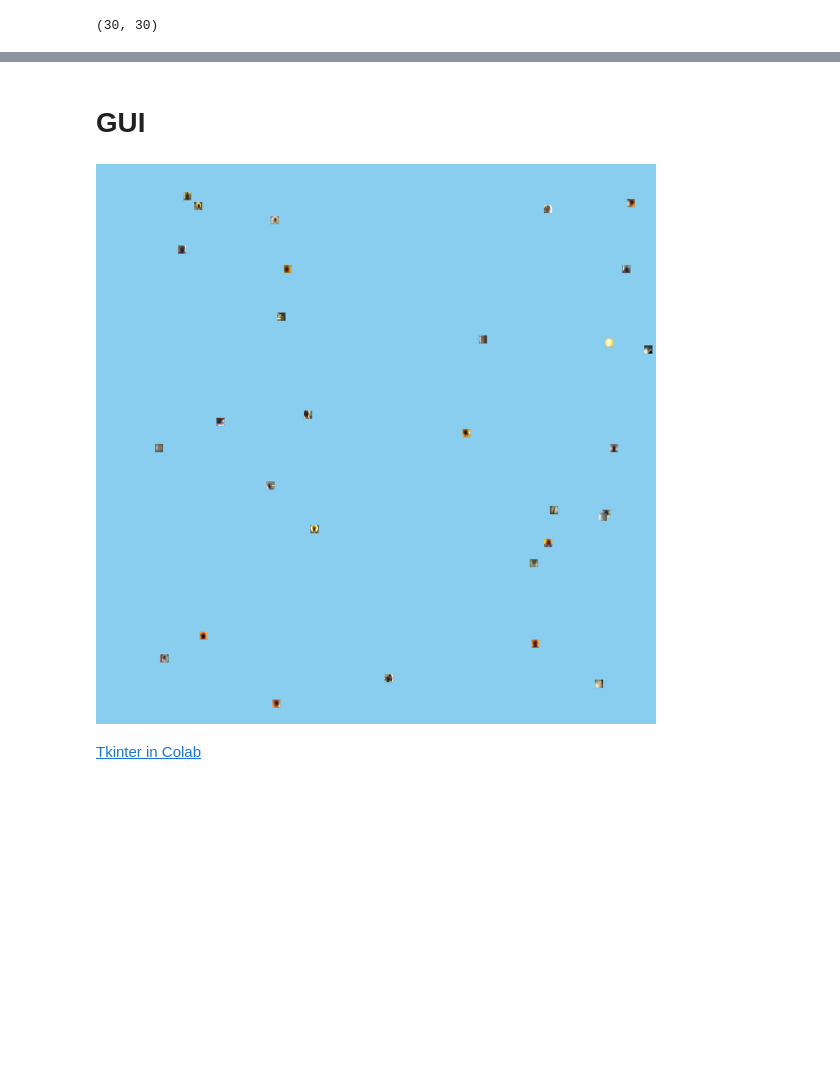
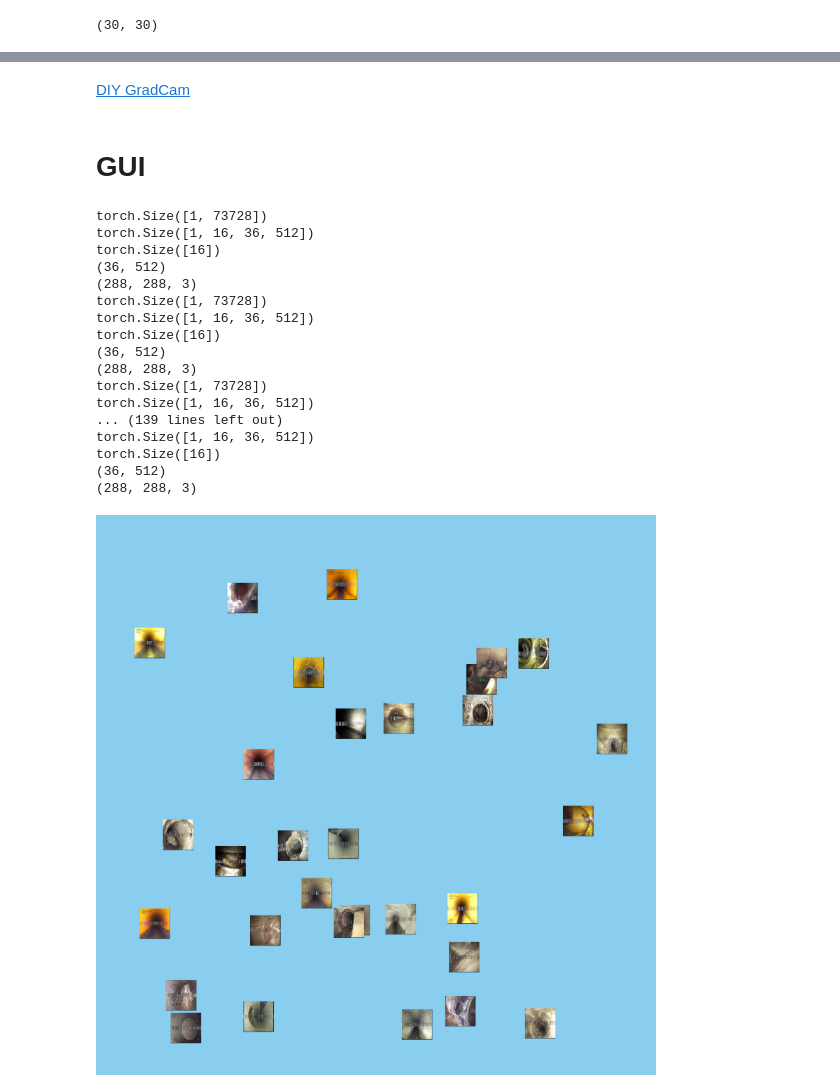
Before and after one commit to eunice-nwaobi/ENGG-680-Project, a Jupyter notebook: model/adaptedMeijer.ipynb, the cells around one changed output, grey strips where cells are left out. Saved outputs shown, nothing was run; the diff lists cells and outputs as text; code cells hidden in the pictures; blank space fills up the shorter version.

Commit message:
Larger images and saving. Trying  to fix GradCam.

```diff
--- a/model/adaptedMeijer.ipynb
+++ b/model/adaptedMeijer.ipynb
@@ -565,0 +559,2 @@ TypeError: max() received an invalid combination of arguments - got (out=NoneTyp
+# %% [markdown]
+[DIY GradCam](https://medium.com/@stepanulyanin/implementing-grad-cam-in-pytorch-ea0937c31e82)
@@ -569,35 +603,72 @@ TypeError: max() received an invalid combination of arguments - got (out=NoneTyp
 # https://coordinates-converter.com/en/decimal/51.025327,-114.049868?karte=OpenStreetMap&zoom=8
 # 51.113268, -114.225369 NORTH WEST
 # 50.900844, -113.912041 SOUTH EAST
-def getCoords(cityBoundariesDDLat=(50.900844, 51.113268), cityBoundariesDDLon=(-113.912041, -114.225369), buffer=.009):
-  """
-  """
-  return random.uniform(cityBoundariesDDLat[0]+buffer, cityBoundariesDDLat[1]-buffer), random.uniform(cityBoundariesDDLon[0]+buffer, cityBoundariesDDLon[1]-buffer)
+def getCoords(cityBoundariesDDLat=(50.900844, 51.113268), cityBoundariesDDLon=(-113.912041, -114.225369), buffer=.02):
+  return random.uniform(cityBoundariesDDLat[0]+buffer, cityBoundariesDDLat[1]-buffer), random.uniform(cityBoundariesDDLon[0]-buffer, cityBoundariesDDLon[1]+buffer)
 
 def locate(latlon, windowSize, cityBoundariesDDLat=(50.900844, 51.113268), cityBoundariesDDLon=(-113.912041, -114.225369)):
   lat, lon = latlon
   x = (lat - cityBoundariesDDLat[0])*(windowSize[0] - 0)/(cityBoundariesDDLat[1] - cityBoundariesDDLat[0])
   y = (lon - cityBoundariesDDLon[0])*(windowSize[1] - 0)/(cityBoundariesDDLon[1] - cityBoundariesDDLon[0])
   return x, y
+# %%
+def heatmap(prediction, x, network, classI=0):
+  prediction[:, classI].backward()
+  gradients = network.get_activations_gradient()
+  print(gradients.shape)
+  pooledGradients = torch.mean(gradients, dim=[0, 2, 3])
+  print(pooledGradients.shape)
+  activations = network.get_activations(x).detach()
+  for i in range(3):
+    activations[:, i, :, :] *= pooledGradients[i]
+  heatmapImage = torch.mean(activations, dim=1).squeeze()
+  heatmapImage = np.maximum(heatmapImage, 0)
+  heatmapImage /= torch.max(heatmapImage)
+  return heatmapImage
 # %%
-windowSize=(1000*20+20, 1000*20+20, 3)
+windowSize=(500*10+300, 500*10+300, 3)
 window = np.ones(windowSize)
 window[:, :, 0] = window[:, :, 0] * .54
 window[:, :, 1] = window[:, :, 1] * .81
 window[:, :, 2] = window[:, :, 2] * .94
 for x, y in zip(xGUICAM, yGUICAM):
-  arr = x.squeeze(0).to("cpu").detach().numpy().transpose(1,2,0)
+  net2 = MEIJERADAPTED()
+  net2.eval()
+  pred = torch.round(net2(x), decimals=0)#.argmax(dim=1)
+  hm = heatmap(pred, x, net2, classI=0).to("cpu").detach().numpy()
+  print(hm.shape)
+  arrX = x.squeeze(0).to("cpu").detach().numpy().transpose(1,2,0)
+  arrHm = np.array(3*[hm[:,112:-112]]).transpose(1, 2, 0)
+  arrHm = np.concatenate([np.zeros((126, 288, 3)), arrHm, np.zeros((126, 288, 3))], axis=0)
+  print(arrHm.shape)
+  arr = arrX + arrHm
   image = Image.fromarray((arr * 255).astype(np.uint8))
   arr288 = np.array(image)
   # image = ImageTk.PhotoImage(image)
   coords = getCoords()
   xPlace, yPlace = locate(coords, windowSize)
   xPlace, yPlace = int(xPlace), int(yPlace)
   window[xPlace:xPlace+288, yPlace:yPlace+288, :] = arr288
 GUI = Image.fromarray((window * 255).astype(np.uint8))
 GUI = GUI.resize((2000, 2000))
+GUI.save(f"{saveFigsFiles}GUI.png")
 GUI
 # %% [output]
+torch.Size([1, 73728])
+torch.Size([1, 16, 36, 512])
+torch.Size([16])
+(36, 512)
+(288, 288, 3)
+torch.Size([1, 73728])
+torch.Size([1, 16, 36, 512])
+torch.Size([16])
+(36, 512)
+(288, 288, 3)
+torch.Size([1, 73728])
+torch.Size([1, 16, 36, 512])
+... (139 lines left out)
+torch.Size([1, 16, 36, 512])
+torch.Size([16])
+(36, 512)
+(288, 288, 3)
-[figure, old version]
+[figure, new version]
-# %% [markdown]
-[Tkinter in Colab](https://stackoverflow.com/questions/61168210/is-there-any-way-to-use-tkinter-with-google-colaboratory)
```
Also changed, not shown: parts of 9 cells of this notebook, 1 other file.
